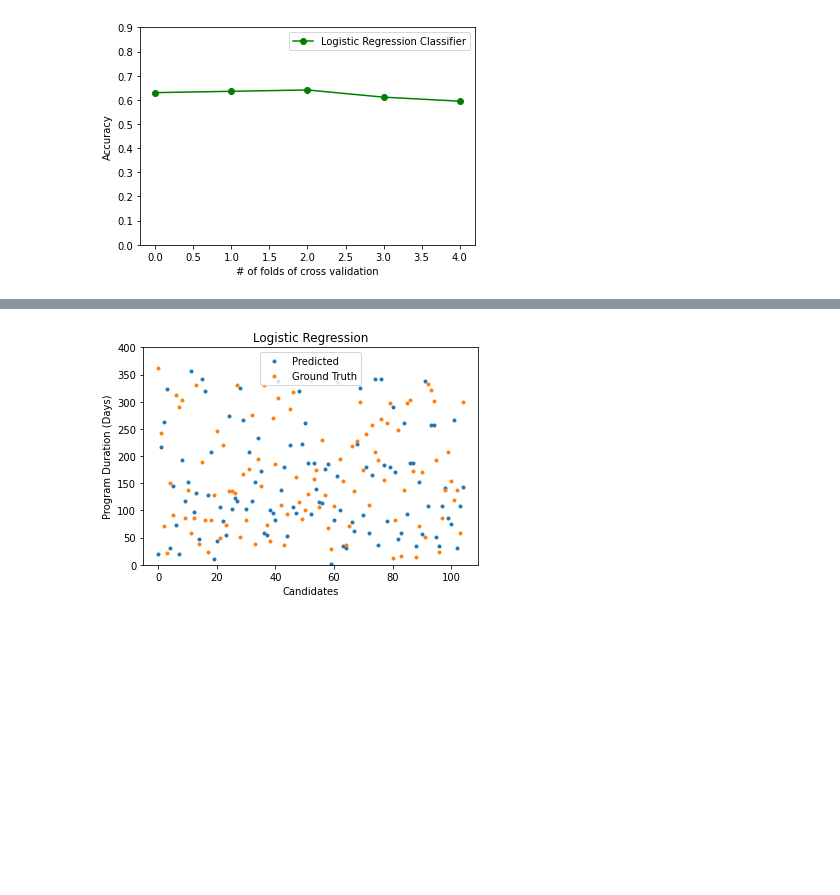
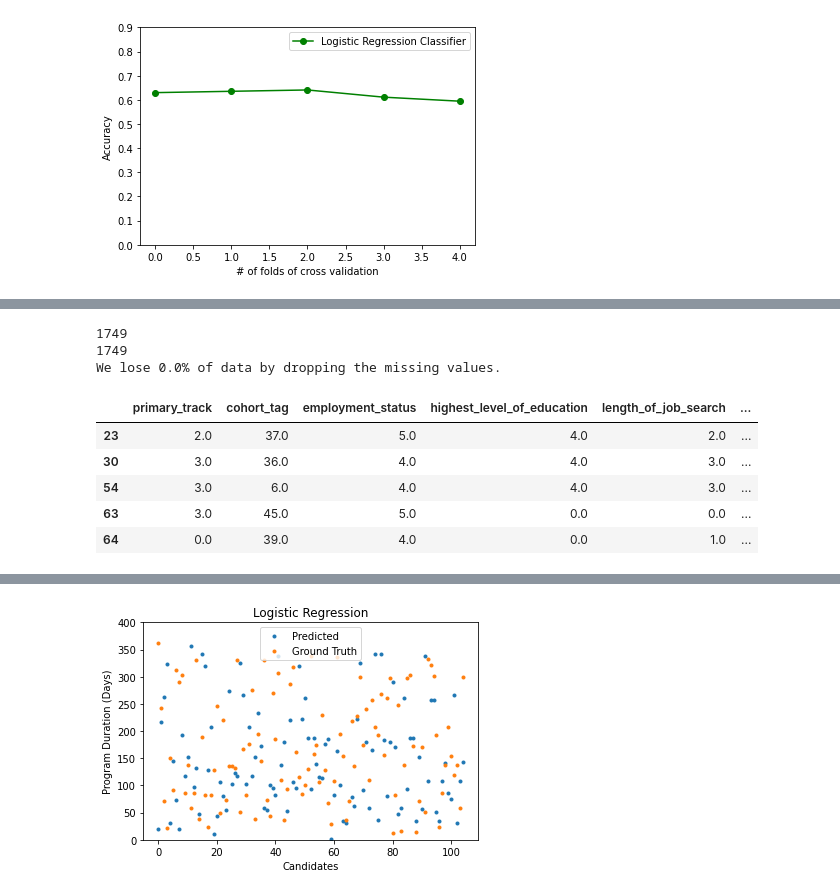
Before and after one commit to Yadukrishnan1/Customer-Success, a Jupyter notebook: customer_success_ongoing.ipynb, the cells around one changed output, grey strips where cells are left out. Drawn from its saved outputs; the diff is of its cells as text; code cells hidden in the pictures; blank space fills up the shorter version.

```diff
--- a/customer_success_ongoing.ipynb
+++ b/customer_success_ongoing.ipynb
@@ -772,0 +753,12 @@ Index(['primary_track', 'program_duration_days', 'employment_status',
+# %%
+from sklearn.preprocessing import StandardScaler, RobustScaler
+
+std_scaler = StandardScaler()
+rob_scaler = RobustScaler()
+
+# We will use Robust scaler because it's ideal if there are outliers
+
+cust_success['number_of_interviews'] = rob_scaler.fit_transform(cust_success['number_of_interviews'].values.reshape(-1,1))
+cust_success['number_of_applications'] = rob_scaler.fit_transform(cust_success['number_of_applications'].values.reshape(-1,1))
+
+cust_success.describe()
@@ -772,0 +779,18 @@ Index(['primary_track', 'program_duration_days', 'employment_status',
+# %%
+df_test=cust_success[cust_success['pathrise_status']=='Active']
+df=cust_success[cust_success['pathrise_status']!='Active']
+
+ori_len=df.shape[0]
+print(ori_len)
+
+df=Imput_cat_na(df).imput_dat()
+df_test=Imput_cat_na(df_test).imput_dat()
+
+miss_len=df.shape[0]
+print(miss_len)
+
+print("We lose {0}% of data by dropping the missing values.".format(np.around((ori_len-miss_len)/ori_len*100)))
+# %% [output]
+1749
+1749
+We lose 0.0% of data by dropping the missing values.
@@ -772,0 +806,17 @@ Index(['primary_track', 'program_duration_days', 'employment_status',
+# %%
+df=df[df.placed==1].drop(['placed','id','pathrise_status'], axis=1)
+
+TARGET='program_duration_days'
+features=[i for i in list(df.columns) if i!=TARGET]
+
+X=df[features]
+y=df[TARGET]
+
+X.head()
+# %% [output]
+|  | primary_track | cohort_tag | employment_status | highest_level_of_education | length_of_job_search | ... |
+| 23 | 2.0 | 37.0 | 5.0 | 4.0 | 2.0 | ... |
+| 30 | 3.0 | 36.0 | 4.0 | 4.0 | 3.0 | ... |
+| 54 | 3.0 | 6.0 | 4.0 | 4.0 | 3.0 | ... |
+| 63 | 3.0 | 45.0 | 5.0 | 0.0 | 0.0 | ... |
+| 64 | 0.0 | 39.0 | 4.0 | 0.0 | 1.0 | ... |
```
Also changed, not shown: parts of 51 cells of this notebook.
